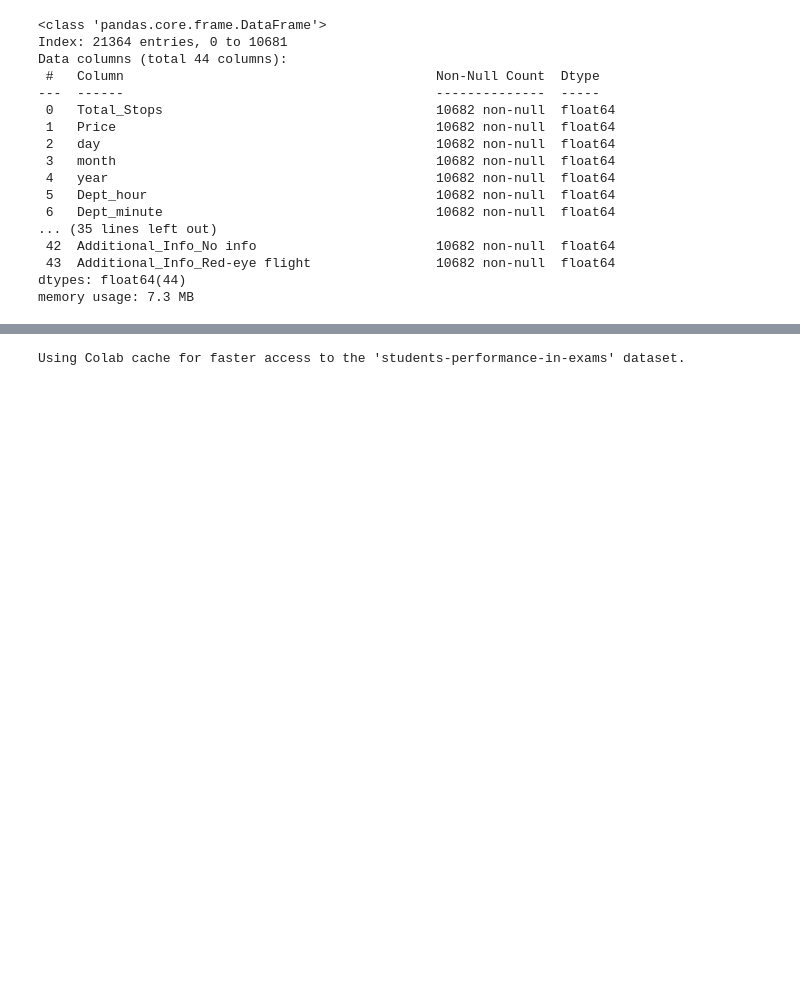
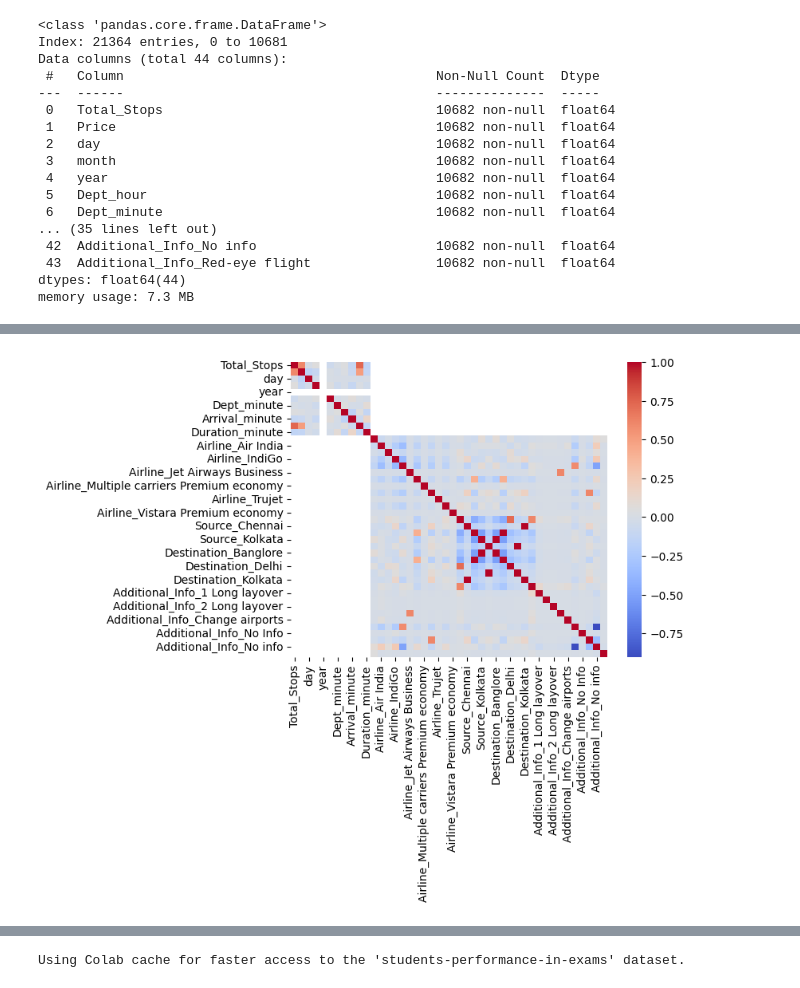
Before and after one commit to ydv-prince/EDA, a Jupyter notebook: 6_EDA_Flight_Price_data.ipynb, the cells around one changed output, grey strips where cells are left out. Cells and saved outputs as stored; diff of their text form; code cells hidden in the pictures; blank space fills up the shorter version.

```diff
--- a/6_EDA_Flight_Price_data.ipynb
+++ b/6_EDA_Flight_Price_data.ipynb
@@ -761,0 +783,7 @@ memory usage: 7.3 MB
+# %%
+corr = final_df.corr(numeric_only=True)
+# %%
+sns.heatmap(corr, cmap = 'coolwarm', fmt = '.2f')
+plt.show()
+# %% [output]
+[figure, added]
```
Also changed, not shown: parts of 32 cells of this notebook.
